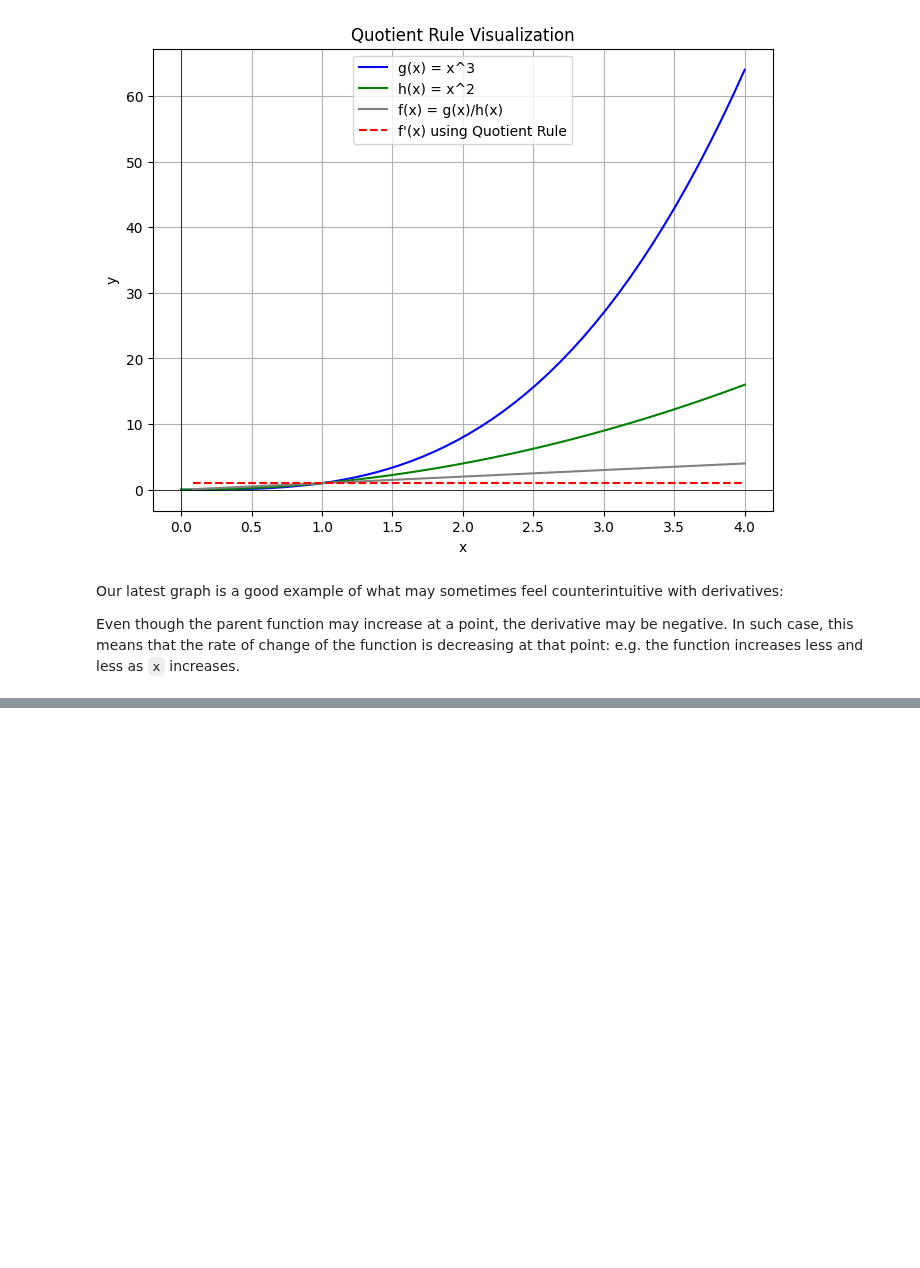
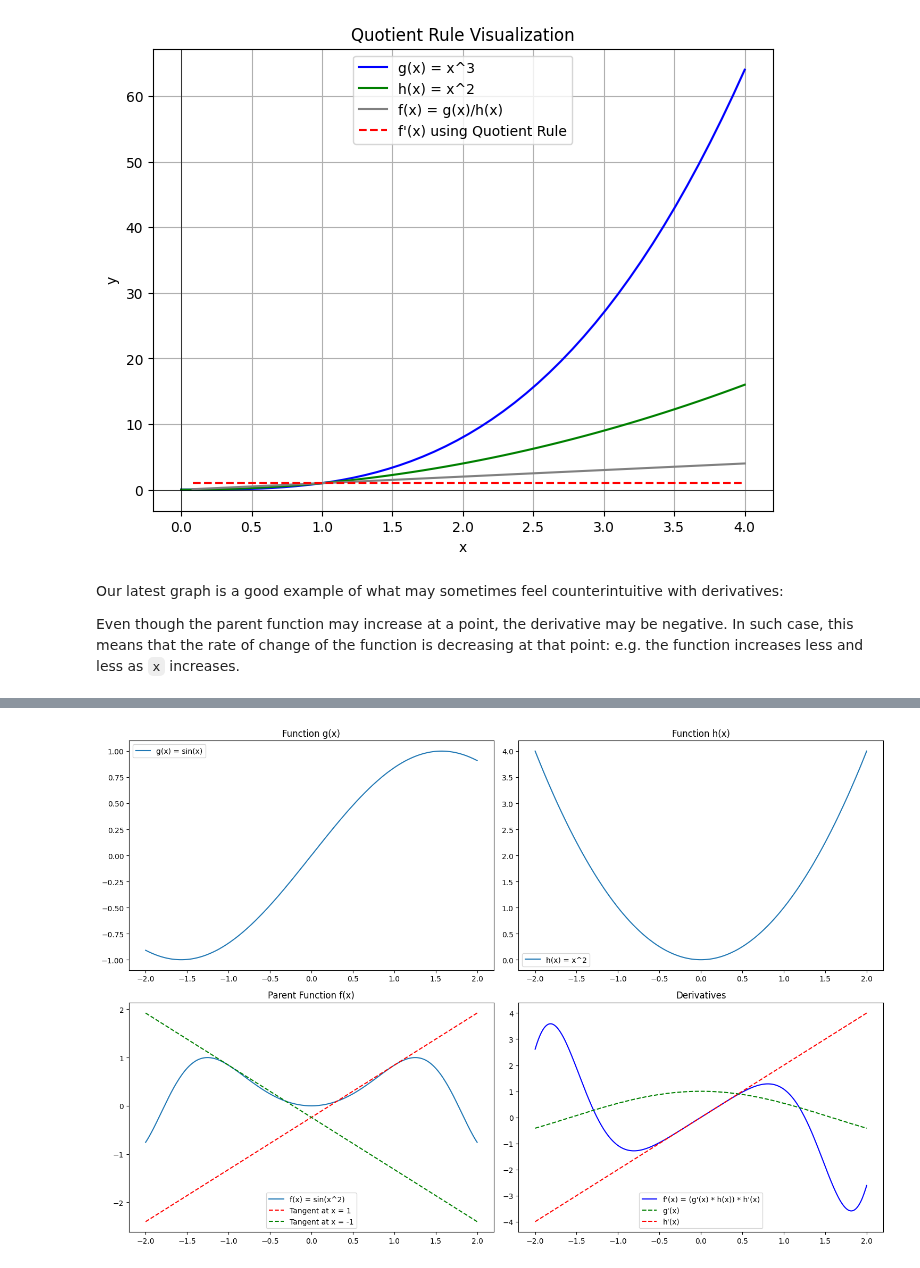
Before and after one commit to yactouat/learning_math, a Jupyter notebook: derivatives-refresher.ipynb, the cells around one changed output, grey strips where cells are left out. Saved outputs shown, nothing was run; the diff lists cells and outputs as text; code cells hidden in the pictures; blank space fills up the shorter version.

Commit message:
chain rules of derivatives

```diff
--- a/derivatives-refresher.ipynb
+++ b/derivatives-refresher.ipynb
@@ -356,0 +363,68 @@ Even though the parent function may increase at a point, the derivative may be n
+# %%
+# Define the functions
+x = np.linspace(-2, 2, 400)
+def g(x):
+    return np.sin(x)
+def h(x):
+    return x**2
+def f(x):
+    return g(h(x))
+
+# Compute the derivatives
+def g_prime(x):
+    return np.cos(x)
+def h_prime(x):
+    return 2*x
+
+# Compute the derivative of f using chain rule
+def f_prime(x):
+    return g_prime(h(x))* h_prime(x)
+
+def tangent(slope, x, xn, yn):
+    return slope * (x - xn) + yn
+
+# Calculate the value and the slope of the function at x = 1
+x0 = 1
+y0 = f(x0) # y-intercept
+slope = f_prime(x0)
+# Compute the tangent lines
+y_tangent_up = tangent(slope, x, x0, y0)
+
+# Calculate the value and the slope of the function at x = -1
+x1 = -1
+y1 = f(x1) # y-intercept
+slope = f_prime(x1)
+# Compute the tangent lines
+y_tangent_down = tangent(slope, x, x1, y1)
+
+# Plotting
+plt.figure(figsize=(15, 10))
+
+plt.subplot(2, 2, 1)
+plt.plot(x, g(x), label="g(x) = sin(x)")
+plt.title("Function g(x)")
+plt.legend()
+
+plt.subplot(2, 2, 2)
+plt.plot(x, h(x), label="h(x) = x^2")
+plt.title("Function h(x)")
+plt.legend()
+
+plt.subplot(2, 2, 3)
+plt.plot(x, f(x), label="f(x) = sin(x^2)")
+plt.title("Parent Function f(x)")
+plt.plot(x, y_tangent_up, 'r--', label='Tangent at x = 1')
+plt.plot(x, y_tangent_down, 'g--', label='Tangent at x = -1')
+plt.legend()
+
+plt.subplot(2, 2, 4)
+plt.plot(x, f_prime(x), label="f'(x) = (g'(x) * h(x)) * h'(x)", color='blue')
+plt.plot(x, g_prime(x), label="g'(x)", linestyle='--', color='green')
+plt.plot(x, h_prime(x), label="h'(x)", linestyle='--', color='red')
+plt.title("Derivatives")
+plt.legend()
+
+plt.tight_layout()
+plt.show()
+# %% [output]
+[figure, added]
```
Also changed, not shown: parts of 2 cells of this notebook.
